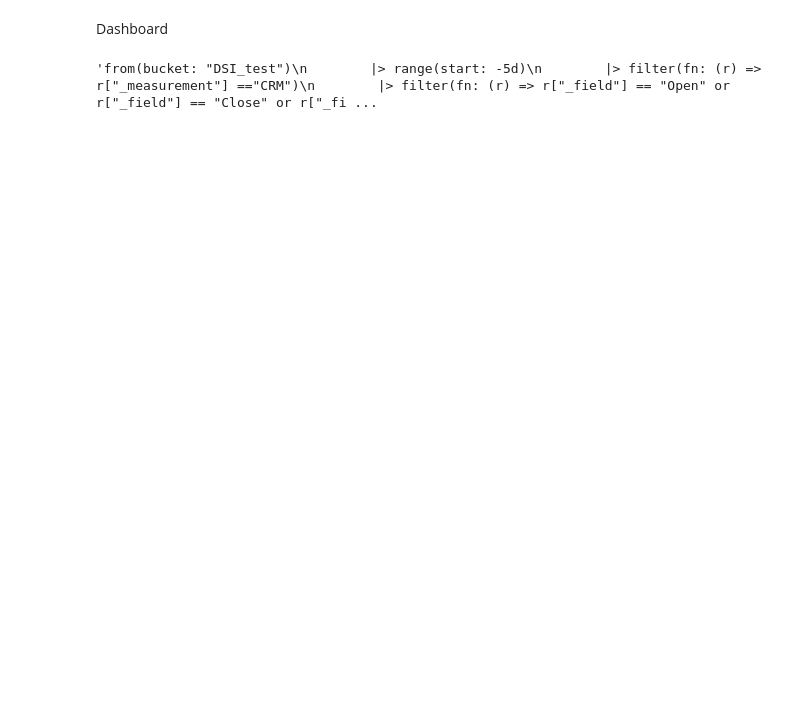
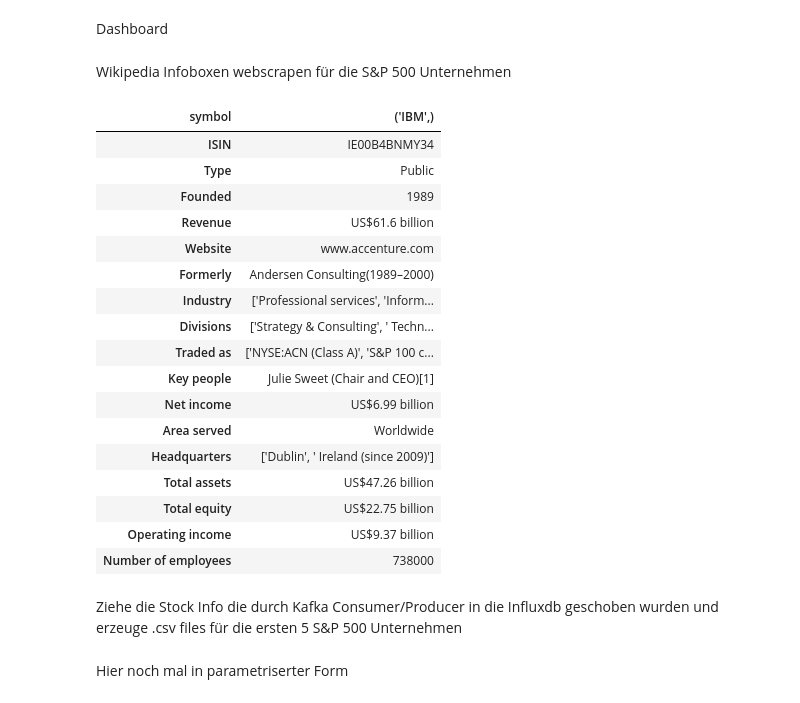
Before and after one commit to GaborinoS/DSI_Project, a Jupyter notebook: Dashboard/dash.ipynb, the cells around one changed output. Saved outputs shown, nothing was run; the diff lists cells and outputs as text; code cells hidden in the pictures; blank space fills up the shorter version.

```diff
--- a/Dashboard/dash.ipynb
+++ b/Dashboard/dash.ipynb
@@ -7,0 +12,28 @@ import pandas as pd
+# %% [markdown]
+Wikipedia Infoboxen webscrapen für die S&P 500 Unternehmen
+# %%
+#-----Password hidden
+f=open("PW.txt", "r")
+userPw=[f.readline()]
+f.close()
+#------------------------SQL Connection
+
+conn = psycopg2.connect(host="mds-dsi-db.postgres.database.azure.com",
+                        port="5432",
+                        database="finance_data",
+                        user="ds22m017",
+                        password=str(userPw[0]),#SchachingeR14
+                        connect_timeout=3)
+cur = conn.cursor()
+
+print("con done")
+
+#------------------------SQL Query
+query = "SELECT * FROM wiki_sp_500_companies"
+SP_500 = pd.read_sql_query(query, conn)
+
+print("query done")
+
+#------------------------SQL Close
+cur.close()
+conn.close()
@@ -7,0 +42,28 @@ import pandas as pd
+# %%
+
+df_info = pd.DataFrame([SP_500[SP_500['symbol'] == ticker]['info'].values[0]]  ).T
+df_info.columns = [tickers[tickers=="IBM"]]
+
+
+df_info
+# %% [output]
+| symbol | ('IBM',) |
+| ISIN | IE00B4BNMY34 |
+| Type | Public |
+| Founded | 1989 |
+| Revenue | US$61.6 billion |
+| Website | www.accenture.com |
+| Formerly | Andersen Consulting(1989–2000) |
+| Industry | ['Professional services', 'Inform... |
+| Divisions | ['Strategy & Consulting', ' Techn... |
+| Traded as | ['NYSE:ACN (Class A)', 'S&P 100 c... |
+| Key people | Julie Sweet (Chair and CEO)[1] |
+| Net income | US$6.99 billion |
+| Area served | Worldwide |
+| Headquarters | ['Dublin', ' Ireland (since 2009)'] |
+| Total assets | US$47.26 billion |
+| Total equity | US$22.75 billion |
+| Operating income | US$9.37 billion |
+| Number of employees | 738000 |
+# %% [markdown]
+Ziehe die Stock Info die durch Kafka Consumer/Producer in die Influxdb geschoben wurden und erzeuge .csv files für die ersten 5 S&P 500 Unternehmen
@@ -7,0 +99,2 @@ import pandas as pd
+# %% [markdown]
+Hier noch mal in parametriserter Form
@@ -22,10 +117,6 @@ query = """from(bucket: "DSI_test")
         |> filter(fn: (r) => r["_field"] == "Open" or r["_field"] == "Close" or r["_field"] == "High" or r["_field"] == "Low")"""
 
 result = query_api.query(org=org, query=query)
-# %%
-query
-# %% [output]
-'from(bucket: "DSI_test")\n        |> range(start: -5d)\n        |> filter(fn: (r) => r["_measurement"] =="CRM")\n        |> filter(fn: (r) => r["_field"] == "Open" or r["_field"] == "Close" or r["_fi ...
 # %%
 results = []
 for table in result:
```
Also changed, not shown: parts of 10 cells of this notebook, 1 other file.
